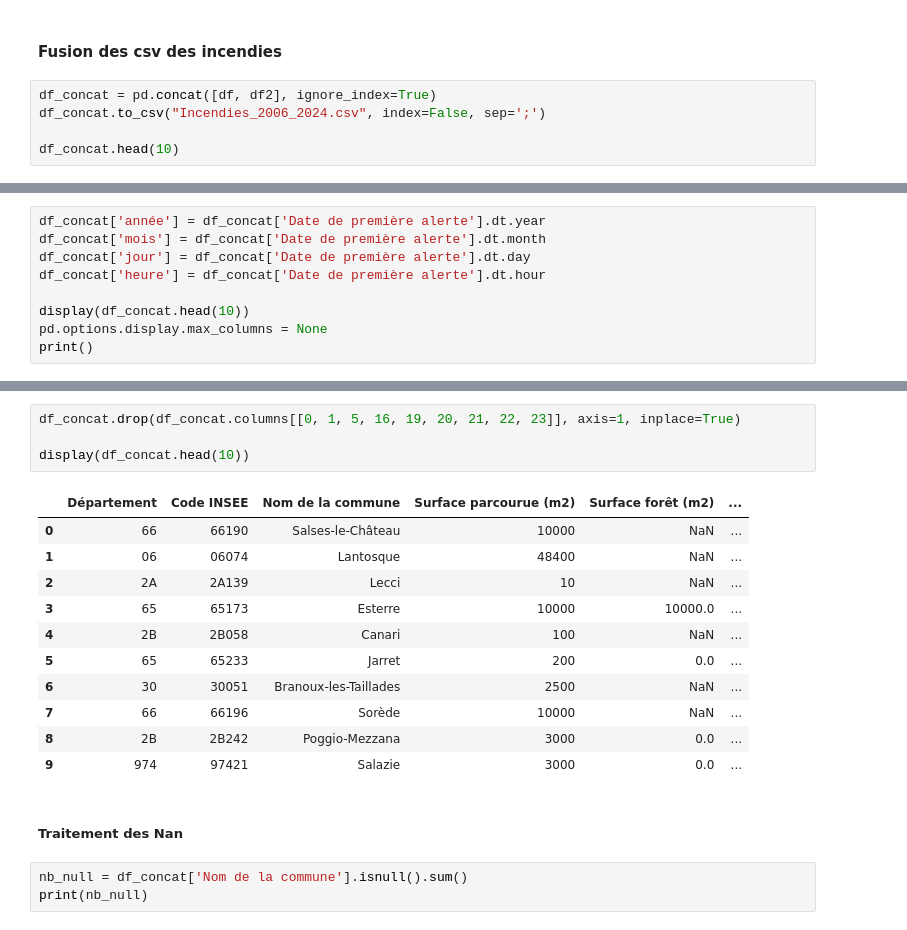
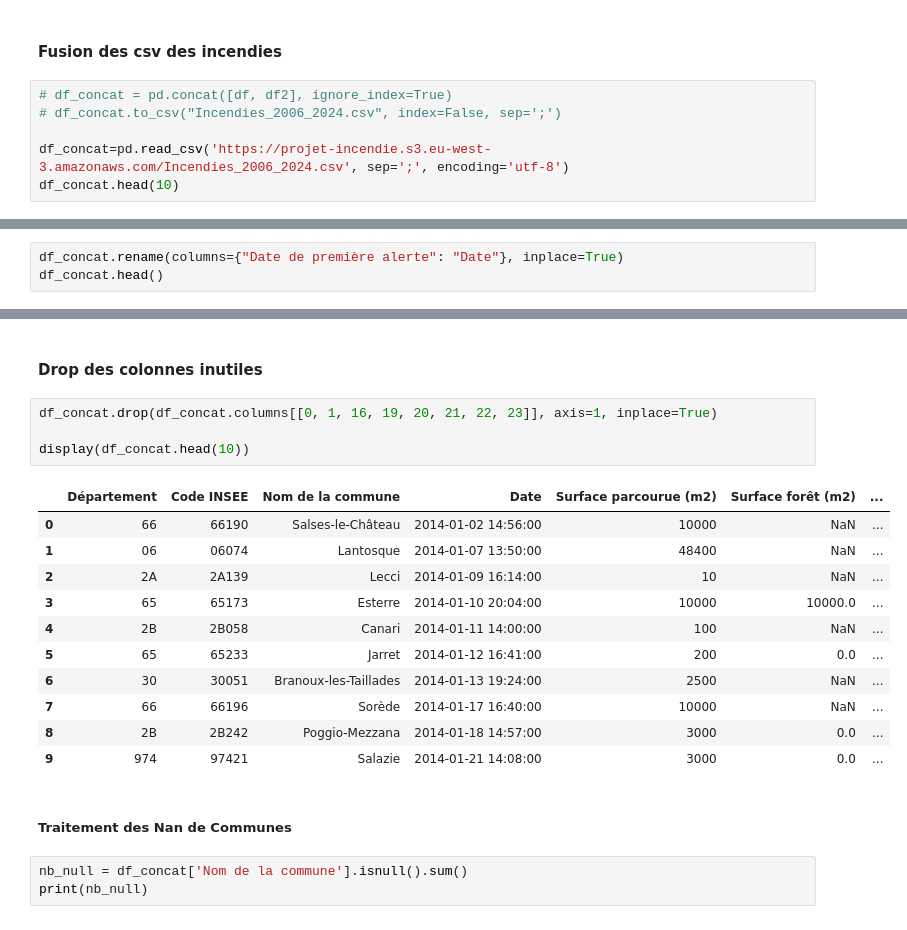
Before and after one commit to Marc-jed/Projet-Fire, a Jupyter notebook: incendies_visu.ipynb, the cells around one changed output, grey strips where cells are left out. Drawn from its saved outputs; the diff is of its cells as text.

```diff
--- a/incendies_visu.ipynb
+++ b/incendies_visu.ipynb
@@ -338,8 +336,9 @@ fig.show()
 # %% [markdown]
 #### Fusion des csv des incendies
 # %%
-df_concat = pd.concat([df, df2], ignore_index=True)
-df_concat.to_csv("Incendies_2006_2024.csv", index=False, sep=';')
+# df_concat = pd.concat([df, df2], ignore_index=True)
+# df_concat.to_csv("Incendies_2006_2024.csv", index=False, sep=';')
 
+df_concat=pd.read_csv('https://projet-incendie.s3.eu-west-3.amazonaws.com/Incendies_2006_2024.csv', sep=';', encoding='utf-8')
 df_concat.head(10)
 # %% [output]
@@ -356,0 +398,3 @@ df_concat.head(10)
+# %%
+df_concat.rename(columns={"Date de première alerte": "Date"}, inplace=True)
+df_concat.head()
@@ -386,9 +427,0 @@ pandas._libs.tslibs.timestamps.Timestamp
-# %%
-df_concat['année'] = df_concat['Date de première alerte'].dt.year
-df_concat['mois'] = df_concat['Date de première alerte'].dt.month
-df_concat['jour'] = df_concat['Date de première alerte'].dt.day
-df_concat['heure'] = df_concat['Date de première alerte'].dt.hour
-
-display(df_concat.head(10))
-pd.options.display.max_columns = None
-print()
@@ -407,21 +428,23 @@ print()
+# %% [markdown]
+#### Drop des colonnes inutiles
 # %%
-df_concat.drop(df_concat.columns[[0, 1, 5, 16, 19, 20, 21, 22, 23]], axis=1, inplace=True)
+df_concat.drop(df_concat.columns[[0, 1, 16, 19, 20, 21, 22, 23]], axis=1, inplace=True)
 
 display(df_concat.head(10))
 # %% [output]
-|  | Département | Code INSEE | Nom de la commune | Surface parcourue (m2) | Surface forêt (m2) | ... |
-| 0 | 66 | 66190 | Salses-le-Château | 10000 | NaN | ... |
-| 1 | 06 | 06074 | Lantosque | 48400 | NaN | ... |
-| 2 | 2A | 2A139 | Lecci | 10 | NaN | ... |
-| 3 | 65 | 65173 | Esterre | 10000 | 10000.0 | ... |
-| 4 | 2B | 2B058 | Canari | 100 | NaN | ... |
-| 5 | 65 | 65233 | Jarret | 200 | 0.0 | ... |
-| 6 | 30 | 30051 | Branoux-les-Taillades | 2500 | NaN | ... |
-| 7 | 66 | 66196 | Sorède | 10000 | NaN | ... |
-| 8 | 2B | 2B242 | Poggio-Mezzana | 3000 | 0.0 | ... |
-| 9 | 974 | 97421 | Salazie | 3000 | 0.0 | ... |
+|  | Département | Code INSEE | Nom de la commune | Date | Surface parcourue (m2) | Surface forêt (m2) | ... |
+| 0 | 66 | 66190 | Salses-le-Château | 2014-01-02 14:56:00 | 10000 | NaN | ... |
+| 1 | 06 | 06074 | Lantosque | 2014-01-07 13:50:00 | 48400 | NaN | ... |
+| 2 | 2A | 2A139 | Lecci | 2014-01-09 16:14:00 | 10 | NaN | ... |
+| 3 | 65 | 65173 | Esterre | 2014-01-10 20:04:00 | 10000 | 10000.0 | ... |
+| 4 | 2B | 2B058 | Canari | 2014-01-11 14:00:00 | 100 | NaN | ... |
+| 5 | 65 | 65233 | Jarret | 2014-01-12 16:41:00 | 200 | 0.0 | ... |
+| 6 | 30 | 30051 | Branoux-les-Taillades | 2014-01-13 19:24:00 | 2500 | NaN | ... |
+| 7 | 66 | 66196 | Sorède | 2014-01-17 16:40:00 | 10000 | NaN | ... |
+| 8 | 2B | 2B242 | Poggio-Mezzana | 2014-01-18 14:57:00 | 3000 | 0.0 | ... |
+| 9 | 974 | 97421 | Salazie | 2014-01-21 14:08:00 | 3000 | 0.0 | ... |
 # %% [markdown]
-##### Traitement des Nan
+##### Traitement des Nan de Communes
 # %%
 nb_null = df_concat['Nom de la commune'].isnull().sum()
 print(nb_null)
```
Also changed, not shown: parts of 74 cells of this notebook.
